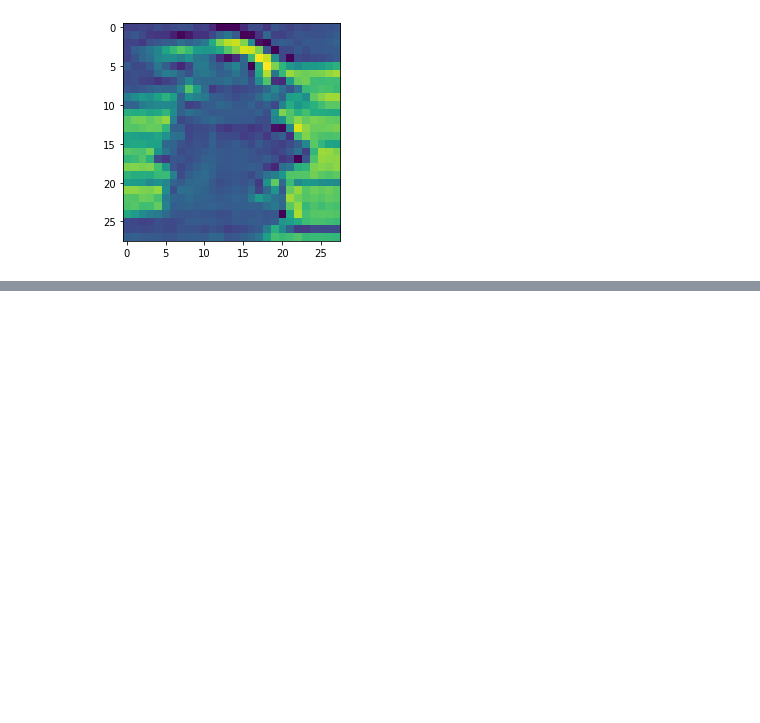
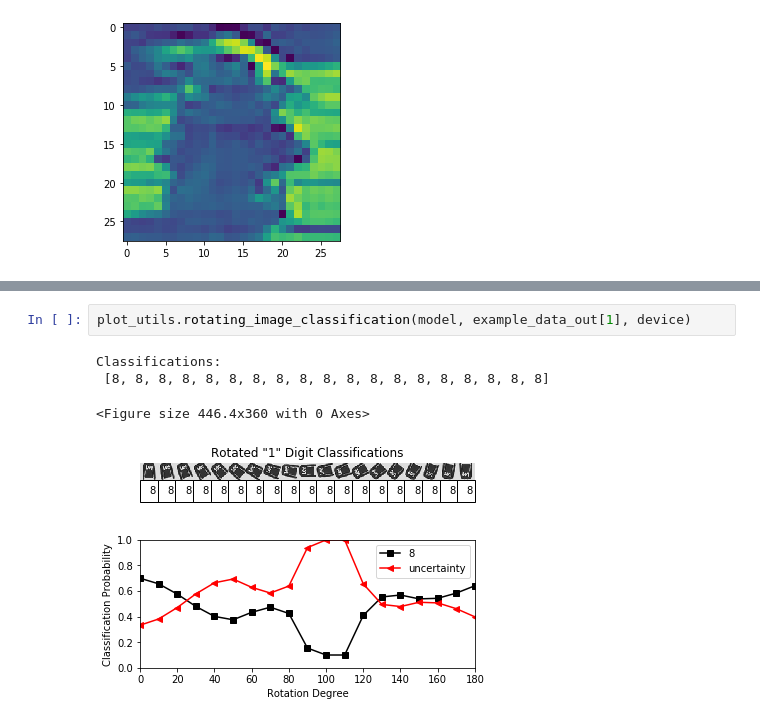
Before and after one commit to leonardoaraujosantos/MLBookCode, a Jupyter notebook: notebooks/evd_dl_pytorch.ipynb, the cells around one changed output, grey strips where cells are left out. Drawn from its saved outputs; the diff is of its cells as text; blank space fills up the shorter version.

```diff
--- a/notebooks/evd_dl_pytorch.ipynb
+++ b/notebooks/evd_dl_pytorch.ipynb
@@ -242,0 +261,7 @@ Classifications:
+# %%
+plot_utils.rotating_image_classification(model, example_data_out[1], device)
+# %% [output]
+Classifications:
+ [8, 8, 8, 8, 8, 8, 8, 8, 8, 8, 8, 8, 8, 8, 8, 8, 8, 8, 8]
+<Figure size 446.4x360 with 0 Axes>
+[figure, added]
```
Also changed, not shown: parts of 3 cells of this notebook, 2 other files.
